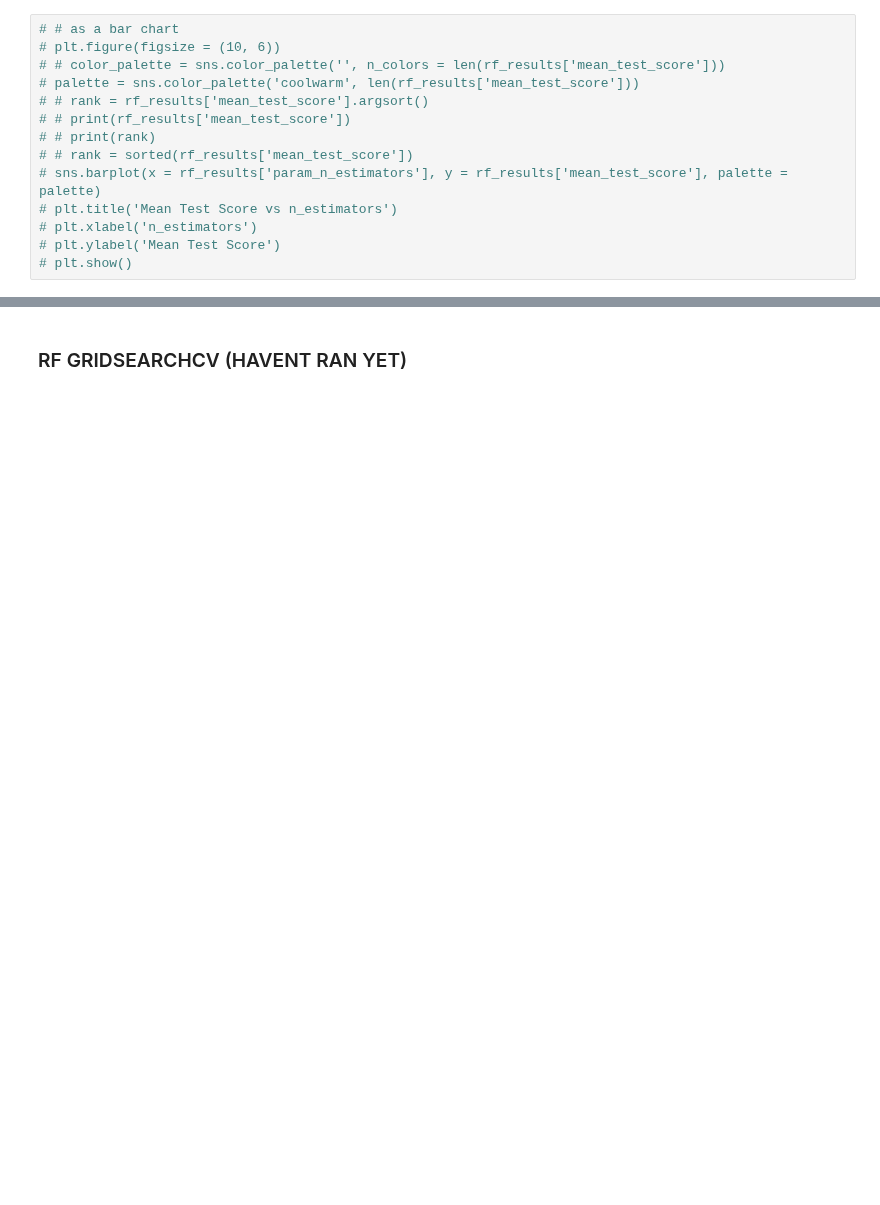
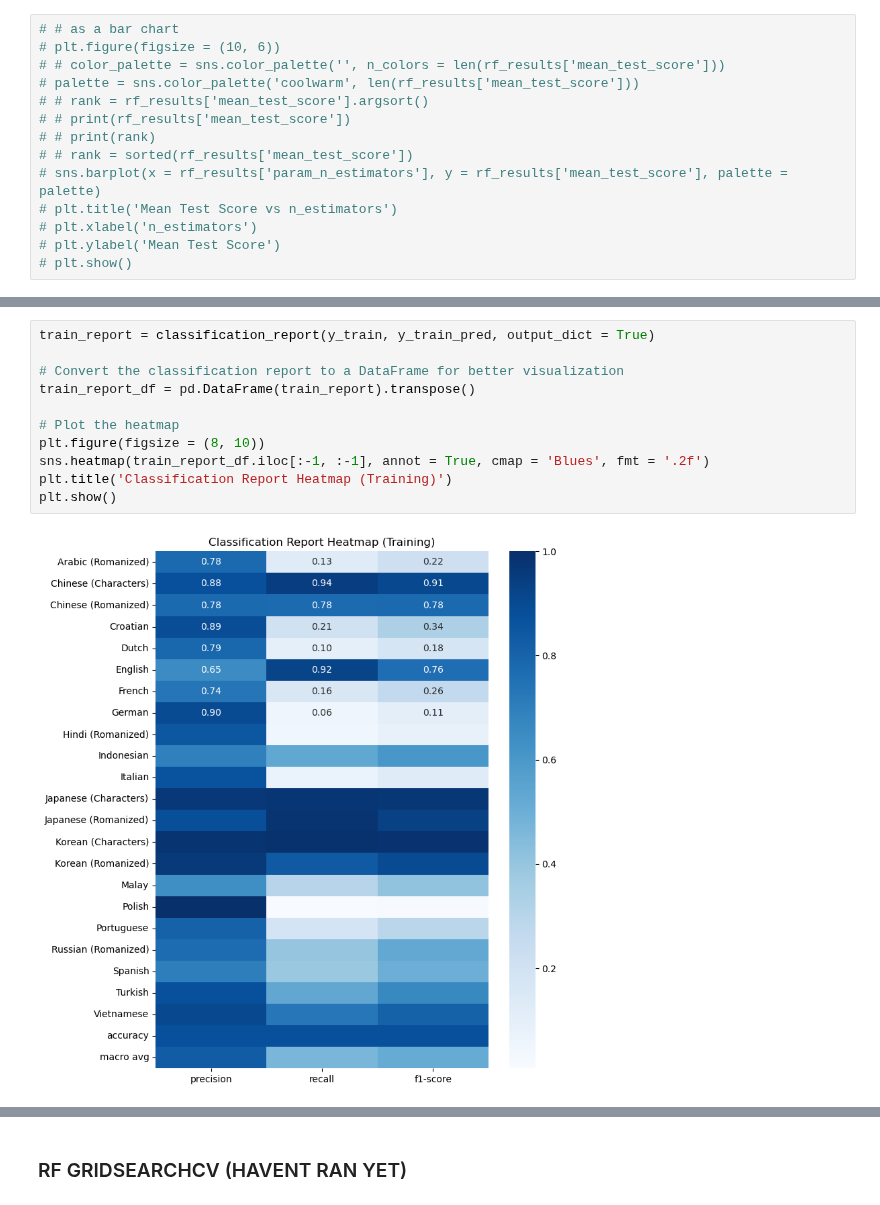
Before and after one commit to Exiger-project/Name_Of_Origin_Project-, a Jupyter notebook: StefaniModelTraining.ipynb, the cells around one changed output, grey strips where cells are left out. Saved outputs shown, nothing was run; the diff lists cells and outputs as text; blank space fills up the shorter version.

```diff
--- a/StefaniModelTraining.ipynb
+++ b/StefaniModelTraining.ipynb
@@ -154,0 +181,13 @@ print(classification_report(y_train, y_train_pred))
+# %%
+train_report = classification_report(y_train, y_train_pred, output_dict = True)
+
+# Convert the classification report to a DataFrame for better visualization
+train_report_df = pd.DataFrame(train_report).transpose()
+
+# Plot the heatmap
+plt.figure(figsize = (8, 10))
+sns.heatmap(train_report_df.iloc[:-1, :-1], annot = True, cmap = 'Blues', fmt = '.2f')
+plt.title('Classification Report Heatmap (Training)')
+plt.show()
+# %% [output]
+[figure, added]
```
Also changed, not shown: parts of 18 cells of this notebook, 1 other file.
